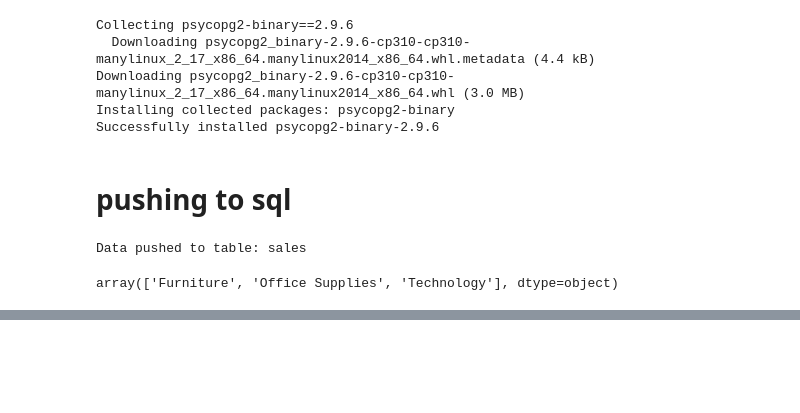
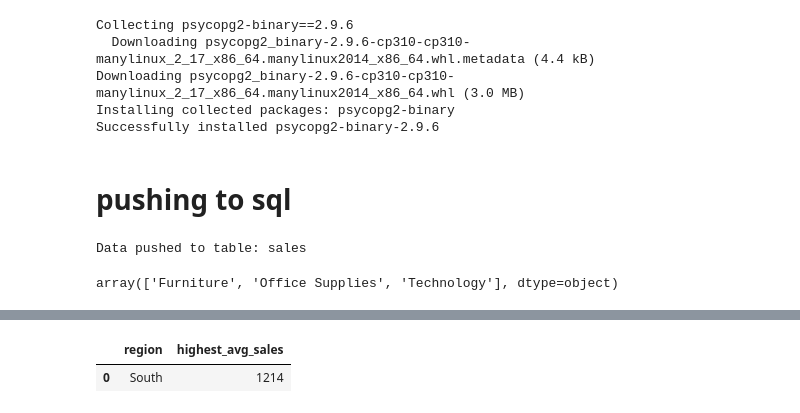
Before and after one commit to Koveraaman/Mini_Project, a Jupyter notebook: Retail_sales_Data_Analysis.ipynb, the cells around one changed output, grey strips where cells are left out. Cells and saved outputs as stored; diff of their text form; code cells hidden in the pictures; blank space fills up the shorter version.

```diff
--- a/Retail_sales_Data_Analysis.ipynb
+++ b/Retail_sales_Data_Analysis.ipynb
@@ -283,0 +359,14 @@ array(['Furniture', 'Office Supplies', 'Technology'], dtype=object)
+# %%
+#4. Find the region with the highest average sale price
+query="""
+select p.region, cast(avg(s.sales_price) as int) as highest_avg_sales
+from sales as s join product_details as p on p.order_id = s.order_id
+group by p.region order by highest_avg_sales desc limit 1;"""
+cursor.execute(query)
+rows = cursor.fetchall()
+columns = [desc[0] for desc in cursor.description]
+data3 = pd.DataFrame(rows, columns=columns)
+data3
+# %% [output]
+|  | region | highest_avg_sales |
+| 0 | South | 1214 |
```
Also changed, not shown: parts of 25 cells of this notebook.
